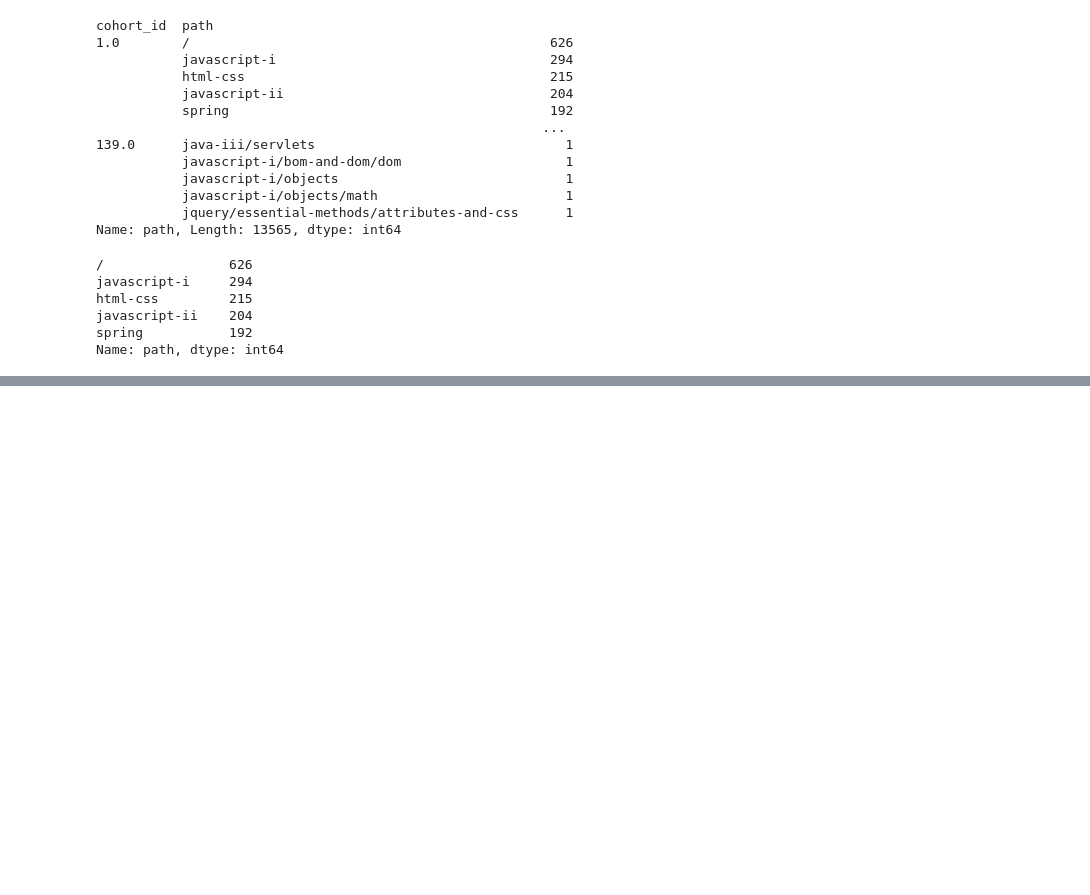
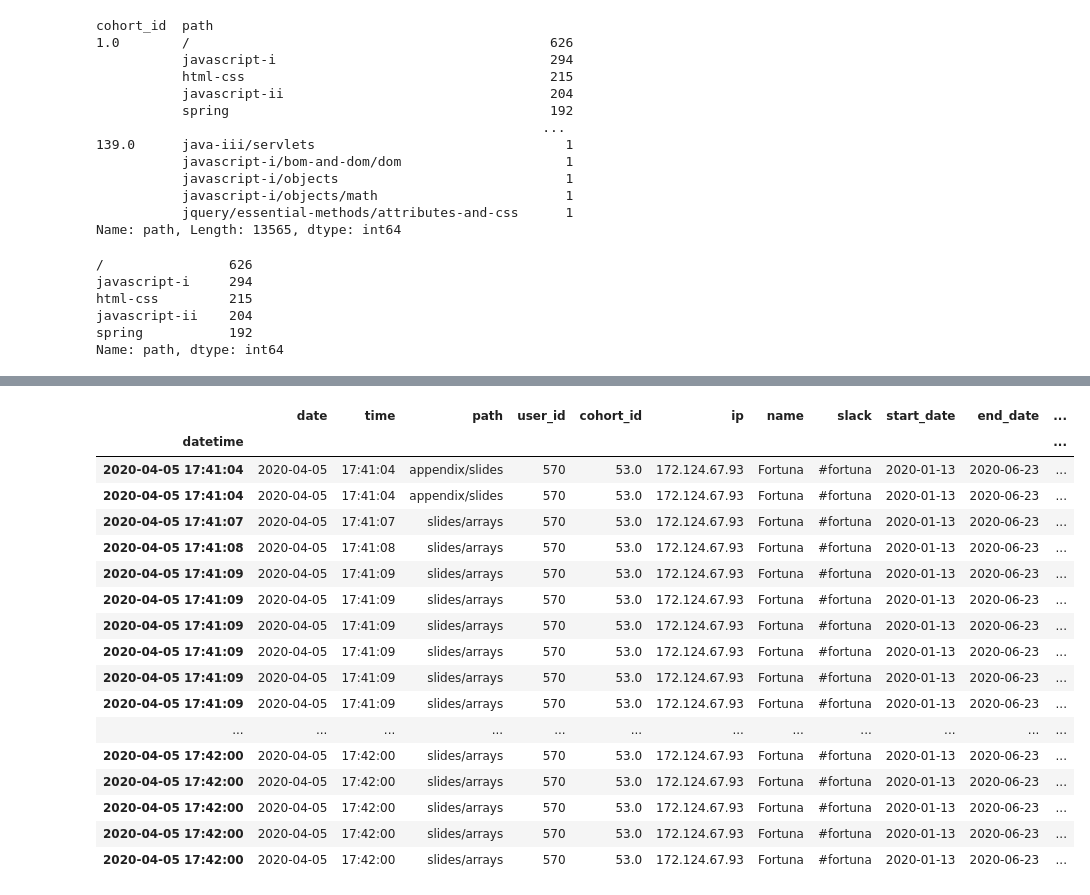
Before and after one commit to lopezelihezer/anomaly-detection-project, a Jupyter notebook: Anomaly_Detection_Project.ipynb, the cells around one changed output, grey strips where cells are left out. Saved outputs shown, nothing was run; the diff lists cells and outputs as text; code cells hidden in the pictures; blank space fills up the shorter version.

```diff
--- a/Anomaly_Detection_Project.ipynb
+++ b/Anomaly_Detection_Project.ipynb
@@ -363,0 +610,22 @@ for i in df['cohort_id']:
+# %%
+df.loc['2020-04-05 17:41:00':'2020-04-05 17:42:00']
+# user 570, ip 172.124.67.93, cohort Fortuna
+# %% [output]
+|  | date | time | path | user_id | cohort_id | ip | name | slack | start_date | end_date | ... |
+| datetime |  |  |  |  |  |  |  |  |  |  | ... |
+| 2020-04-05 17:41:04 | 2020-04-05 | 17:41:04 | appendix/slides | 570 | 53.0 | 172.124.67.93 | Fortuna | #fortuna | 2020-01-13 | 2020-06-23 | ... |
+| 2020-04-05 17:41:04 | 2020-04-05 | 17:41:04 | appendix/slides | 570 | 53.0 | 172.124.67.93 | Fortuna | #fortuna | 2020-01-13 | 2020-06-23 | ... |
+| 2020-04-05 17:41:07 | 2020-04-05 | 17:41:07 | slides/arrays | 570 | 53.0 | 172.124.67.93 | Fortuna | #fortuna | 2020-01-13 | 2020-06-23 | ... |
+| 2020-04-05 17:41:08 | 2020-04-05 | 17:41:08 | slides/arrays | 570 | 53.0 | 172.124.67.93 | Fortuna | #fortuna | 2020-01-13 | 2020-06-23 | ... |
+| 2020-04-05 17:41:09 | 2020-04-05 | 17:41:09 | slides/arrays | 570 | 53.0 | 172.124.67.93 | Fortuna | #fortuna | 2020-01-13 | 2020-06-23 | ... |
+| 2020-04-05 17:41:09 | 2020-04-05 | 17:41:09 | slides/arrays | 570 | 53.0 | 172.124.67.93 | Fortuna | #fortuna | 2020-01-13 | 2020-06-23 | ... |
+| 2020-04-05 17:41:09 | 2020-04-05 | 17:41:09 | slides/arrays | 570 | 53.0 | 172.124.67.93 | Fortuna | #fortuna | 2020-01-13 | 2020-06-23 | ... |
+| 2020-04-05 17:41:09 | 2020-04-05 | 17:41:09 | slides/arrays | 570 | 53.0 | 172.124.67.93 | Fortuna | #fortuna | 2020-01-13 | 2020-06-23 | ... |
+| 2020-04-05 17:41:09 | 2020-04-05 | 17:41:09 | slides/arrays | 570 | 53.0 | 172.124.67.93 | Fortuna | #fortuna | 2020-01-13 | 2020-06-23 | ... |
+| 2020-04-05 17:41:09 | 2020-04-05 | 17:41:09 | slides/arrays | 570 | 53.0 | 172.124.67.93 | Fortuna | #fortuna | 2020-01-13 | 2020-06-23 | ... |
+| ... | ... | ... | ... | ... | ... | ... | ... | ... | ... | ... | ... |
+| 2020-04-05 17:42:00 | 2020-04-05 | 17:42:00 | slides/arrays | 570 | 53.0 | 172.124.67.93 | Fortuna | #fortuna | 2020-01-13 | 2020-06-23 | ... |
+| 2020-04-05 17:42:00 | 2020-04-05 | 17:42:00 | slides/arrays | 570 | 53.0 | 172.124.67.93 | Fortuna | #fortuna | 2020-01-13 | 2020-06-23 | ... |
+| 2020-04-05 17:42:00 | 2020-04-05 | 17:42:00 | slides/arrays | 570 | 53.0 | 172.124.67.93 | Fortuna | #fortuna | 2020-01-13 | 2020-06-23 | ... |
+| 2020-04-05 17:42:00 | 2020-04-05 | 17:42:00 | slides/arrays | 570 | 53.0 | 172.124.67.93 | Fortuna | #fortuna | 2020-01-13 | 2020-06-23 | ... |
+| 2020-04-05 17:42:00 | 2020-04-05 | 17:42:00 | slides/arrays | 570 | 53.0 | 172.124.67.93 | Fortuna | #fortuna | 2020-01-13 | 2020-06-23 | ... |
```
Also changed, not shown: parts of 38 cells of this notebook.
